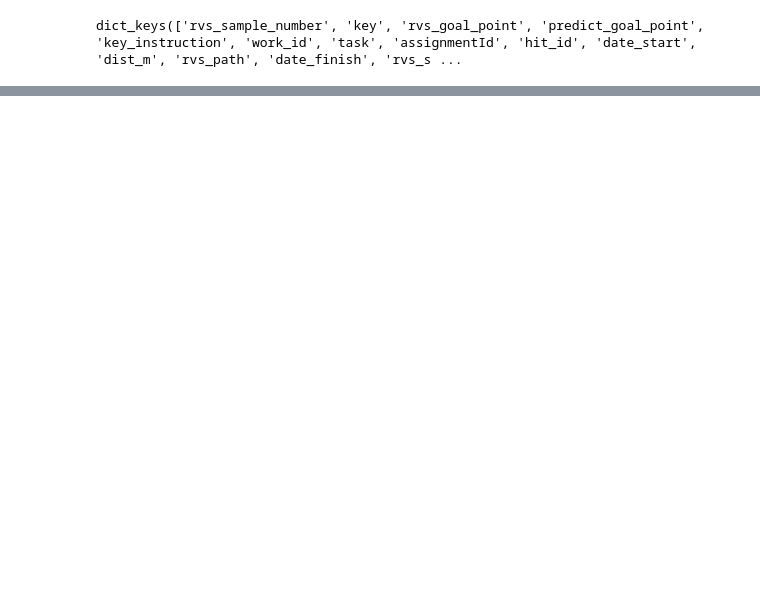
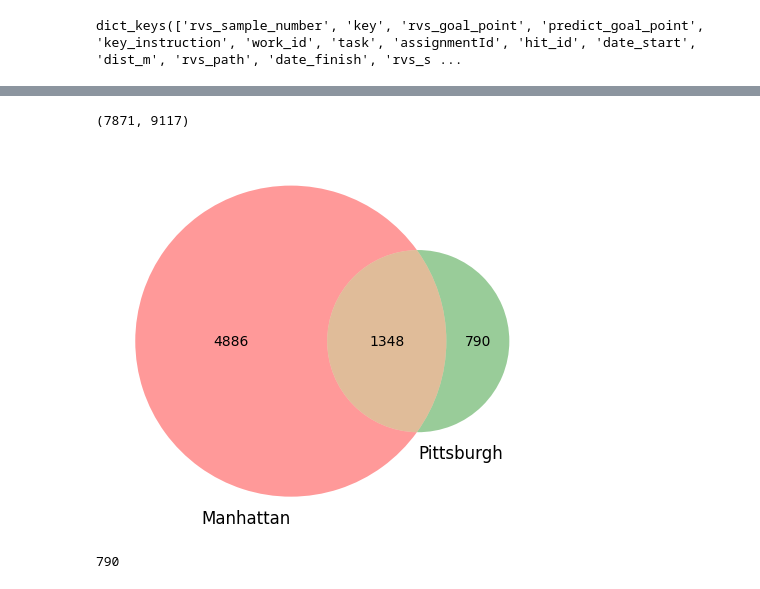
Before and after one commit to googleinterns/cabby, a Jupyter notebook: app/notebooks/query_firestore.ipynb, the cells around one changed output, grey strips where cells are left out. Saved outputs shown, nothing was run; the diff lists cells and outputs as text; code cells hidden in the pictures; blank space fills up the shorter version.

Commit message:
add data

```diff
--- a/app/notebooks/query_firestore.ipynb
+++ b/app/notebooks/query_firestore.ipynb
@@ -673,0 +805,26 @@ start going over data
+# %%
+#Data statistics
+from nltk.tokenize import word_tokenize
+from statistics import mean, median
+
+
+tokenized_words = manhattan_valid_instructions.content.apply(word_tokenize)
+
+# Avg per sample \ Unique in corpus:
+# number of tokens -V
+# number of entities -!
+# number of preposition -!
+# number of verbs -!
+
+# (vocabulary size)
+
+# length of path, max. min
+
+# venn digram over train, dev-seen, dev-unseen
+
+#
+
+number_tokens_avg_samples = round(mean([len(l) for l in tokenized_words.tolist()]), 2)
+print(f"per sample number tokens: {number_tokens_avg_samples}")
+number_unique_tokens_corpus = len(set([w for l in tokenized_words.tolist() for w in l]))
+print(f"size of vocabulary: {number_unique_tokens_corpus}")
@@ -673,0 +882,33 @@ start going over data
+# %%
+
+def get_osmid(row):
+  entity = visualizae_map[row.rvs_path][int(row.rvs_sample_number)]
+  return str(entity.geo_landmarks['end_point'])+str(entity.geo_landmarks['start_point'])
+
+osmid = all_data.apply(get_osmid, axis=1)
+
+osmid.drop_duplicates().shape[0], all_data.shape[0]
+# %% [output]
+(7871, 9117)
+# %%
+# venn digram over train, dev-seen, dev-unseen
+
+import matplotlib.pyplot as plt
+from matplotlib_venn import venn2
+
+
+tokenized_words_pittsburgh = pittsburgh_valid_instructions.content.apply(word_tokenize)
+
+
+# Use the venn2 function
+set_manhattan = set([w for l in tokenized_words.tolist() for w in l])
+set_pittsburgh = set([w for l in tokenized_words_pittsburgh.tolist() for w in l])
+
+venn2([set_manhattan, set_pittsburgh], ('Manhattan', 'Pittsburgh'))
+plt.show()
+# %% [output]
+[figure, added]
+# %%
+len(set_pittsburgh-set_manhattan)
+# %% [output]
+790
```
Also changed, not shown: parts of 25 cells of this notebook, 22 other files.
